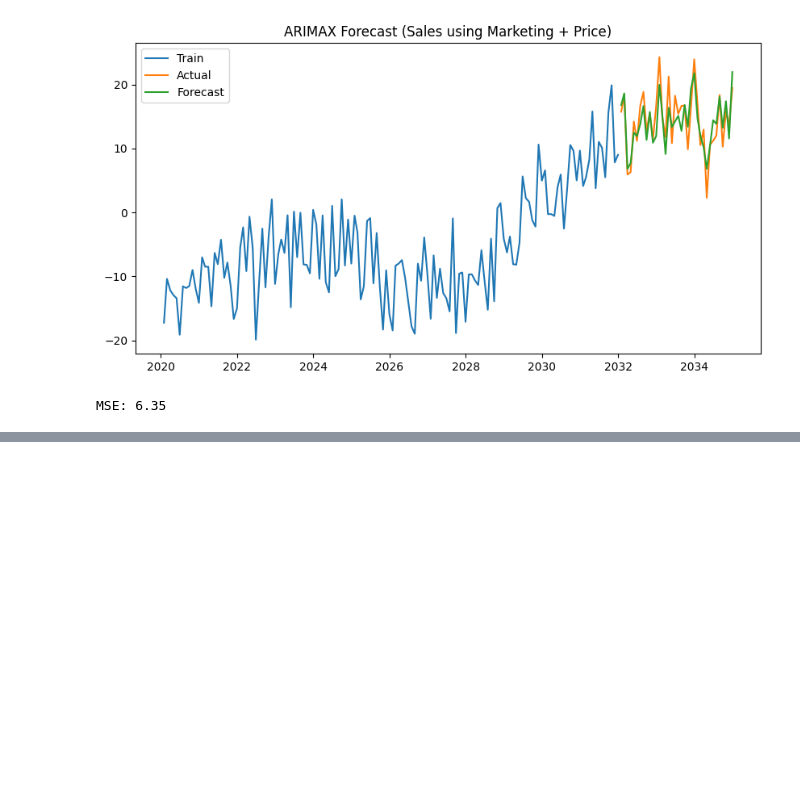
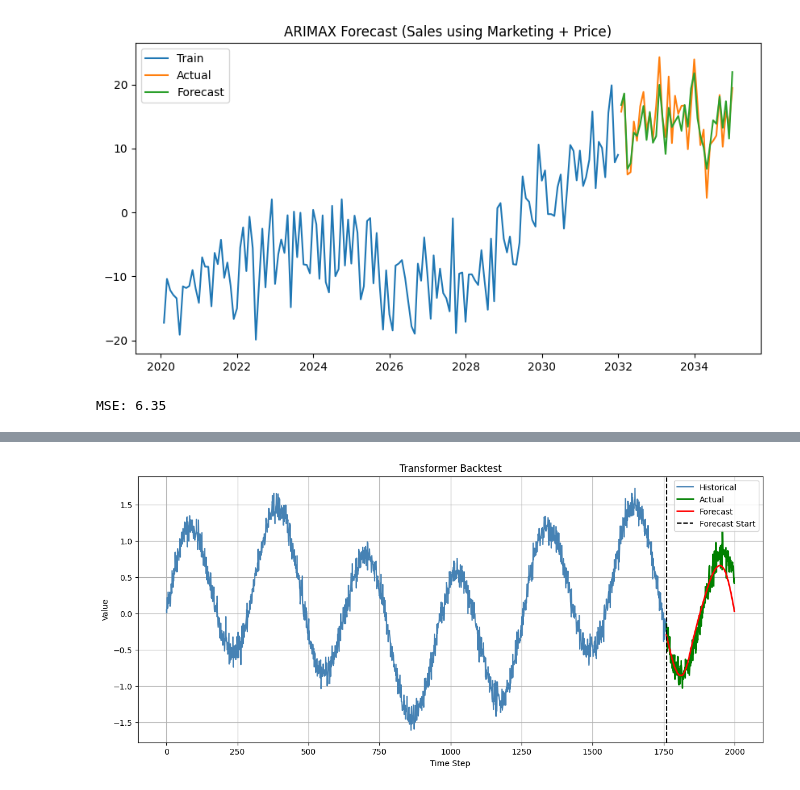
Before and after one commit to rolester/AIvsML, a Jupyter notebook: Forecast.ipynb, the cells around one changed output, grey strips where cells are left out. Cells and saved outputs as stored; diff of their text form; code cells hidden in the pictures; blank space fills up the shorter version.

```diff
--- a/Forecast.ipynb
+++ b/Forecast.ipynb
@@ -347,0 +589,81 @@ MSE: 6.35
+# %%
+# =====================================================
+# Backtest on known data
+# =====================================================
+
+test_size = 240
+
+# Everything except last 30 points
+history = series[:-test_size].tolist()
+
+# Actual values we want to predict
+actual_future = series[-test_size:]
+
+predictions = []
+
+model.eval()
+
+with torch.no_grad():
+    for _ in range(test_size):
+        x = (
+            torch.FloatTensor(history[-SEQ_LEN:])
+            .reshape(1, SEQ_LEN, 1)
+            .to(device)
+        )
+
+        pred = model(x).item()
+
+        predictions.append(pred)
+
+        # Roll forecast forward
+        history.append(pred)
+
+
+import matplotlib.pyplot as plt
+import numpy as np
+
+history_points = 400
+
+plt.figure(figsize=(14, 6))
+
+# Historical data before forecast period
+plt.plot(
+    np.arange(len(series) - test_size),
+    series[:-test_size],
+    color="steelblue",
+    label="Historical"
+)
+
+# Actual values
+plt.plot(
+    np.arange(len(series) - test_size, len(series)),
+    actual_future,
+    color="green",
+    linewidth=2,
+    label="Actual"
+)
+
+# Forecast values
+plt.plot(
+    np.arange(len(series) - test_size, len(series)),
+    predictions,
+    color="red",
+    linewidth=2,
+    label="Forecast"
+)
+
+plt.axvline(
+    len(series) - test_size,
+    color="black",
+    linestyle="--",
+    label="Forecast Start"
+)
+
+plt.title("Transformer Backtest")
+plt.xlabel("Time Step")
+plt.ylabel("Value")
+plt.grid(True)
+plt.legend()
+plt.show()
+# %% [output]
+[figure, added]
```
Also changed, not shown: parts of 3 cells of this notebook, 6 other files.
